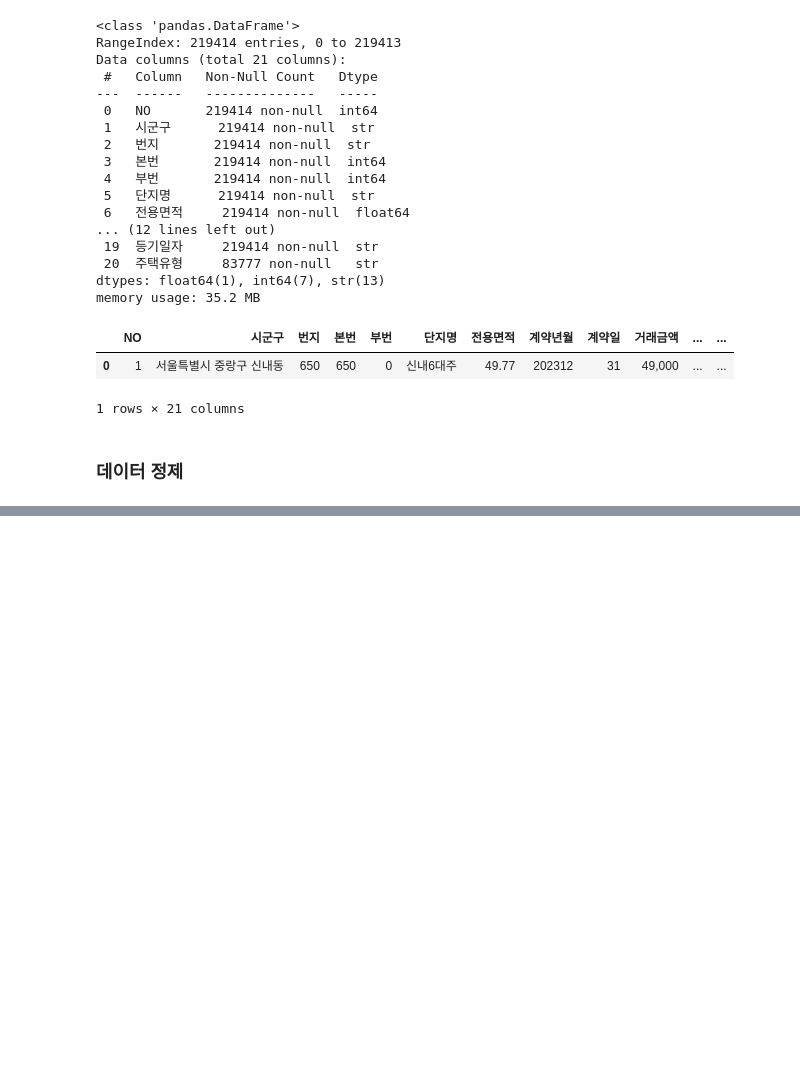
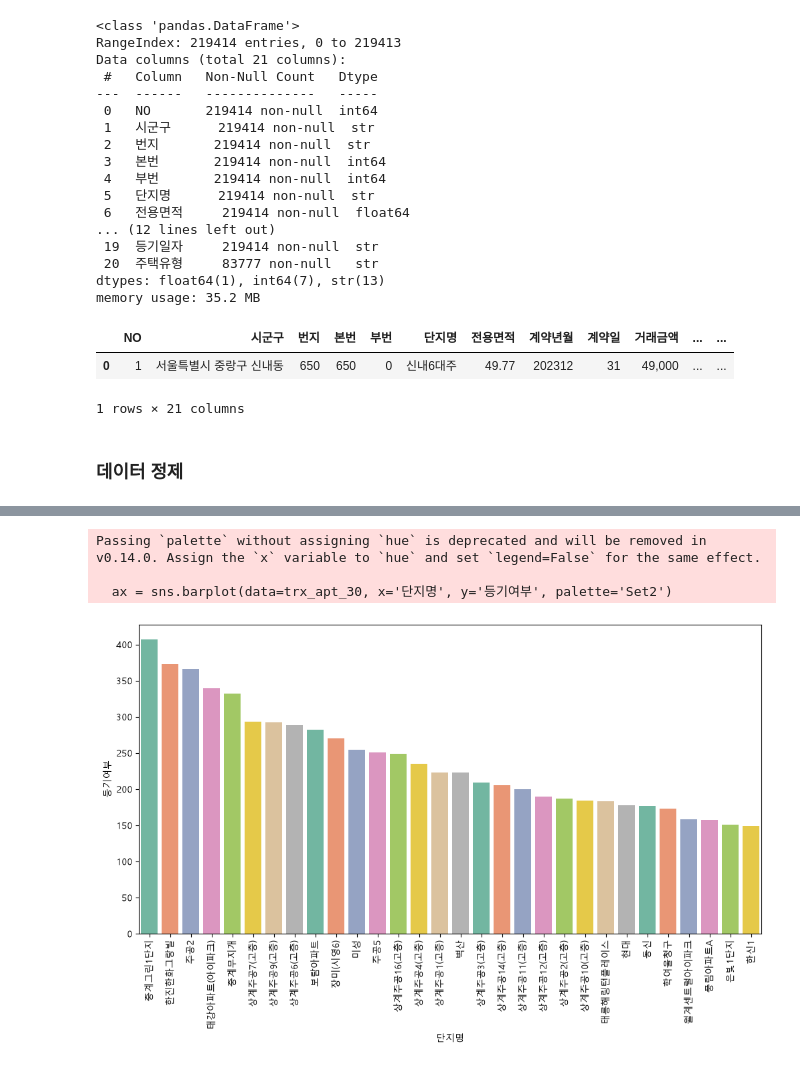
Before and after one commit to gonggong77/10_teamProject, a Jupyter notebook: ground_hcteam/teamProject_hcteam.ipynb, the cells around one changed output, grey strips where cells are left out. Drawn from its saved outputs; the diff is of its cells as text; code cells hidden in the pictures; blank space fills up the shorter version.

```diff
--- a/ground_hcteam/teamProject_hcteam.ipynb
+++ b/ground_hcteam/teamProject_hcteam.ipynb
@@ -155,0 +209,18 @@ memory usage: 35.6 MB
+# %%
+# (BS)
+# 최근 4년동안 상계동에서 가장 거래 많은 상위 단지
+
+cond = df['구'] == '노원구'
+nowon = df.loc[cond, :]
+trx_apt = nowon.groupby(['단지명'])['등기여부'].sum().sort_values(ascending=False).to_frame()
+trx_apt_30 = trx_apt.head(30)
+
+plt.figure(figsize=(12, 6))
+# ax = sns.barplot(data=trx_apt, x='단지명', y='등기여부', hue='계약년도', palette='Set2')
+ax = sns.barplot(data=trx_apt_30, x='단지명', y='등기여부', palette='Set2')
+plt.xticks(rotation=90);
+# %% [output]
+Passing `palette` without assigning `hue` is deprecated and will be removed in v0.14.0. Assign the `x` variable to `hue` and set `legend=False` for the same effect.
+
+  ax = sns.barplot(data=trx_apt_30, x='단지명', y='등기여부', palette='Set2')
+[figure, added]
```
Also changed, not shown: parts of 15 cells of this notebook.
